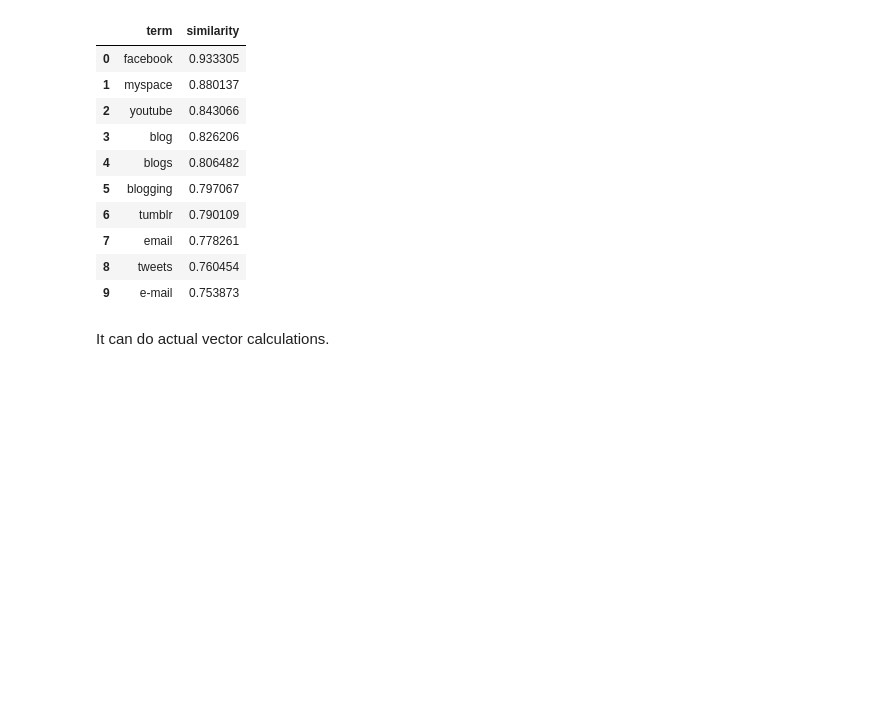
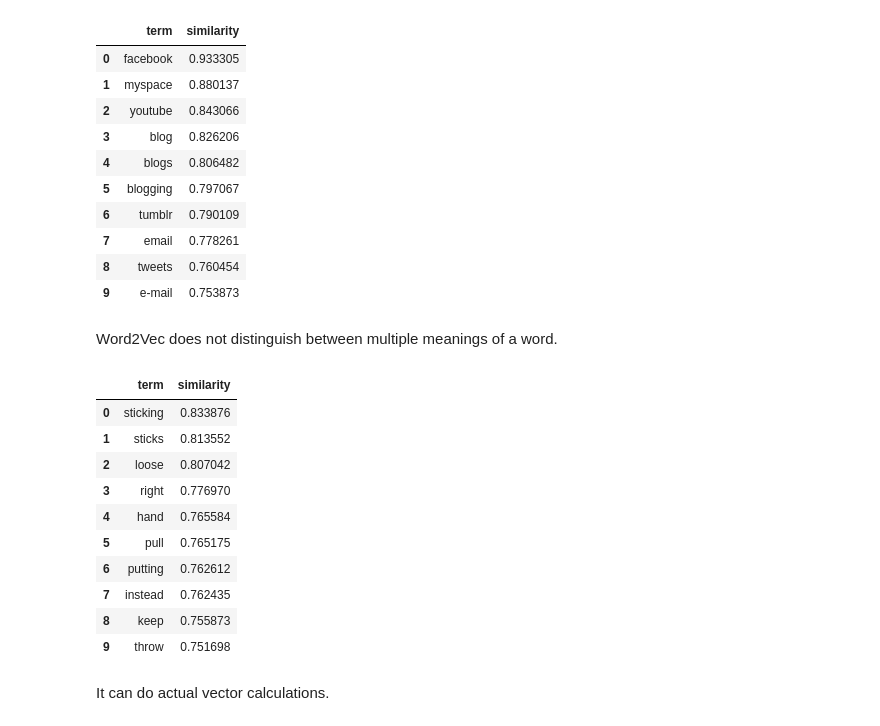
Before and after one commit to georgms/information-retrieval, a Jupyter notebook: word-embedding/Word_Embedding.ipynb, the cells around one changed output. Saved outputs shown, nothing was run; the diff lists cells and outputs as text; code cells hidden in the pictures; blank space fills up the shorter version.

```diff
--- a/word-embedding/Word_Embedding.ipynb
+++ b/word-embedding/Word_Embedding.ipynb
@@ -212,6 +213,22 @@ pandas.DataFrame(wiki_model.most_similar('twitter'), columns=["term", "similarit
 | 7 | email | 0.778261 |
 | 8 | tweets | 0.760454 |
 | 9 | e-mail | 0.753873 |
+# %% [markdown]
+Word2Vec does not distinguish between multiple meanings of a word.
+# %%
+pandas.DataFrame(wiki_model.most_similar('stick'), columns=["term", "similarity"])
+# %% [output]
+|  | term | similarity |
+| 0 | sticking | 0.833876 |
+| 1 | sticks | 0.813552 |
+| 2 | loose | 0.807042 |
+| 3 | right | 0.776970 |
+| 4 | hand | 0.765584 |
+| 5 | pull | 0.765175 |
+| 6 | putting | 0.762612 |
+| 7 | instead | 0.762435 |
+| 8 | keep | 0.755873 |
+| 9 | throw | 0.751698 |
 # %% [markdown]
 It can do actual vector calculations.
 # %%
```
Also changed, not shown: parts of 20 cells of this notebook.
